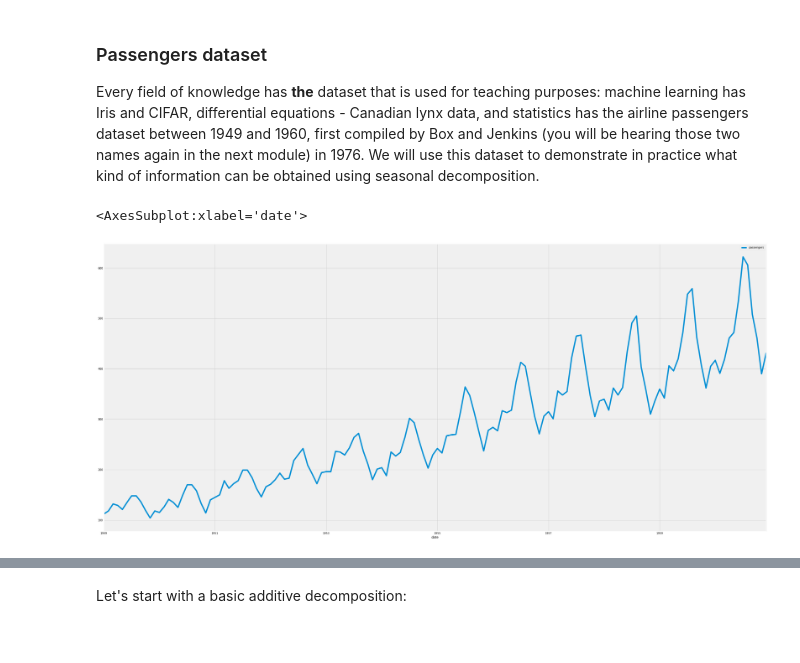
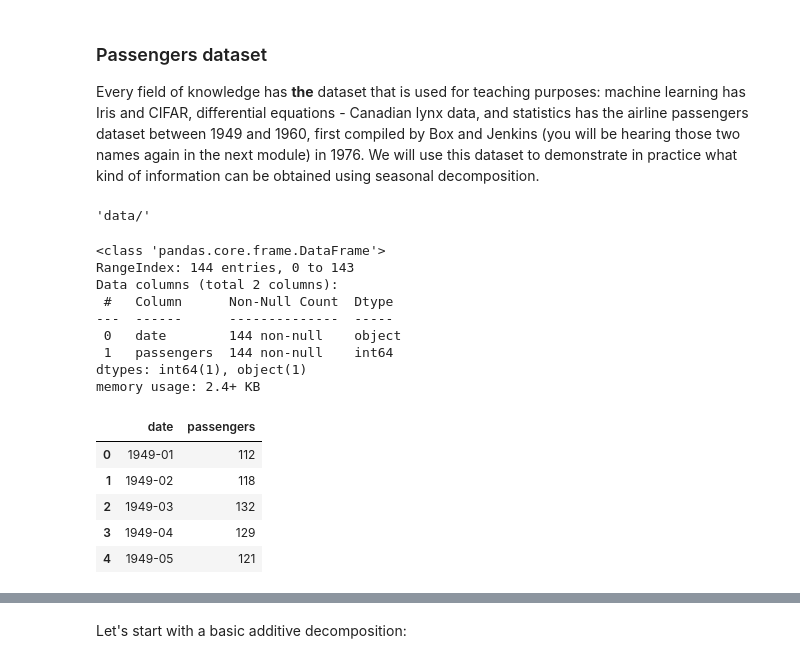
Before and after one commit to ValRCS/Python_Data_Analysis_Forecasting, a Jupyter notebook: notebooks/time_series/ts-0-the-basics.ipynb, the cells around one changed output, grey strips where cells are left out. Saved outputs shown, nothing was run; the diff lists cells and outputs as text; code cells hidden in the pictures.

```diff
--- a/notebooks/time_series/ts-0-the-basics.ipynb
+++ b/notebooks/time_series/ts-0-the-basics.ipynb
@@ -172,11 +176,30 @@ seasonal_decompose(x, model='additive', filt=None, period=None, two_sided=True,
 Every field of knowledge has **the** dataset that is used for teaching purposes: machine learning has Iris and CIFAR, differential equations - Canadian lynx data, and statistics has the airline passengers dataset between 1949 and 1960, first compiled by Box and Jenkins (you will be hearing those two names again in the next module) in 1976. We will use this dataset to demonstrate in practice what kind of information can be obtained using seasonal decomposition.
 
 <!-- Box, G. E. P., Jenkins, G. M. and Reinsel, G. C. (1976) Time Series Analysis, Forecasting and Control. Third Edition. Holden-Day. Series G. -->
+# %%
+CFG.data_folder
+# %% [output]
+'data/'
 # %%
 plt.rcParams['lines.linewidth'] = 5.0
 series = pd.read_csv(CFG.data_folder + 'passengers.csv')
-series['date'] = pd.to_datetime(series['date'])
-series.set_index('date').plot()
+series.info()
 # %% [output]
-<AxesSubplot:xlabel='date'>
+<class 'pandas.core.frame.DataFrame'>
+RangeIndex: 144 entries, 0 to 143
+Data columns (total 2 columns):
+ #   Column      Non-Null Count  Dtype
+---  ------      --------------  -----
+ 0   date        144 non-null    object
+ 1   passengers  144 non-null    int64
+dtypes: int64(1), object(1)
+memory usage: 2.4+ KB
-[figure, removed]
+# %%
+series.head()
+# %% [output]
+|  | date | passengers |
+| 0 | 1949-01 | 112 |
+| 1 | 1949-02 | 118 |
+| 2 | 1949-03 | 132 |
+| 3 | 1949-04 | 129 |
+| 4 | 1949-05 | 121 |
```
Also changed, not shown: parts of 11 cells of this notebook.
